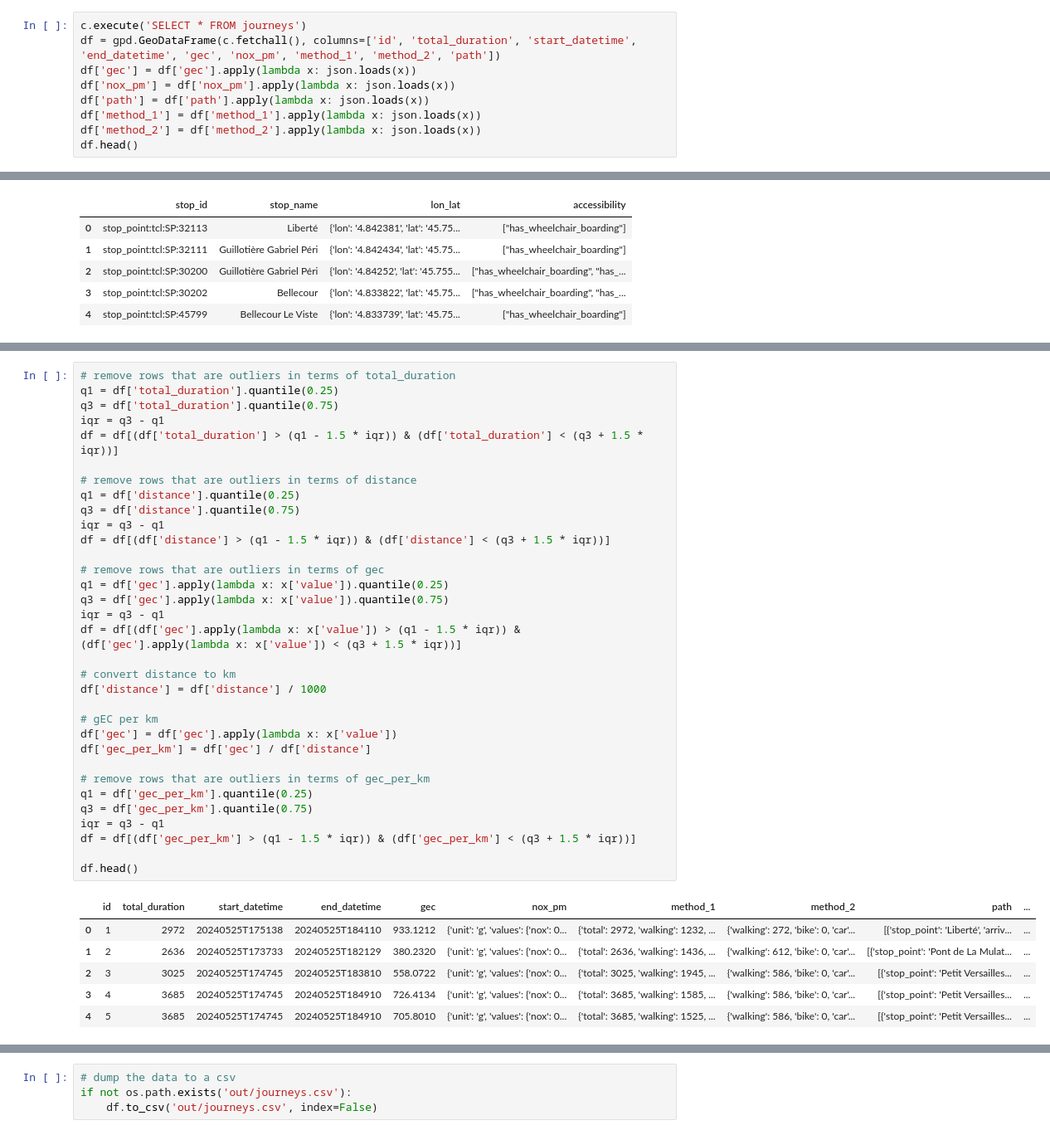
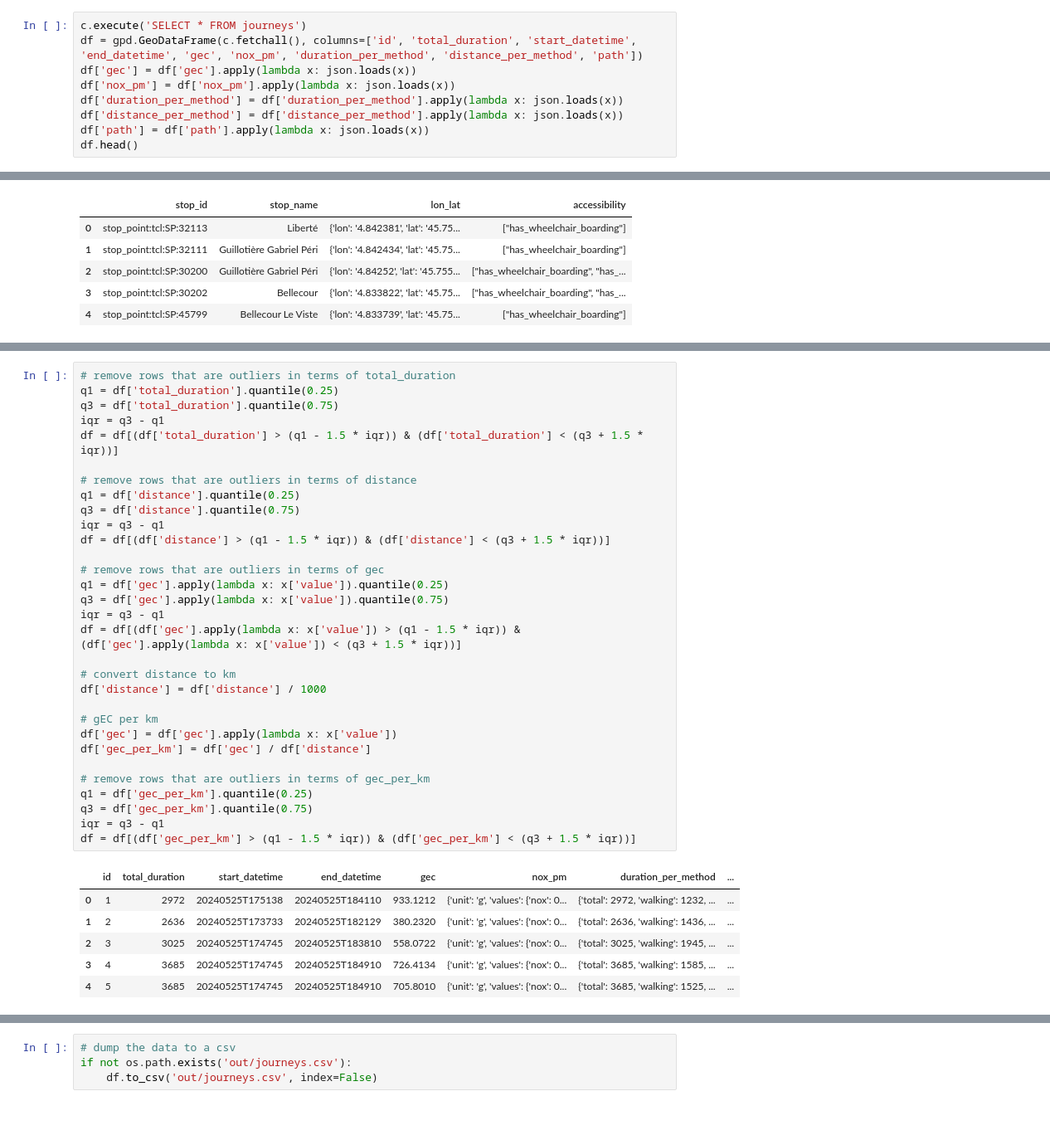
Before and after one commit to AldenCutler/LyonE24, a Jupyter notebook: stats-graphs/gec.ipynb, the cells around one changed output, grey strips where cells are left out. Shown at 83% size. Drawn from its saved outputs; the diff is of its cells as text.

```diff
--- a/stats-graphs/gec.ipynb
+++ b/stats-graphs/gec.ipynb
@@ -12,11 +12,11 @@ conn = sqlite3.connect('../max-experiments/itinerary-scraping/journeys.db')
 c = conn.cursor()
 # %%
 c.execute('SELECT * FROM journeys')
-df = gpd.GeoDataFrame(c.fetchall(), columns=['id', 'total_duration', 'start_datetime', 'end_datetime', 'gec', 'nox_pm', 'method_1', 'method_2', 'path'])
+df = gpd.GeoDataFrame(c.fetchall(), columns=['id', 'total_duration', 'start_datetime', 'end_datetime', 'gec', 'nox_pm', 'duration_per_method', 'distance_per_method', 'path'])
 df['gec'] = df['gec'].apply(lambda x: json.loads(x))
 df['nox_pm'] = df['nox_pm'].apply(lambda x: json.loads(x))
+df['duration_per_method'] = df['duration_per_method'].apply(lambda x: json.loads(x))
+df['distance_per_method'] = df['distance_per_method'].apply(lambda x: json.loads(x))
 df['path'] = df['path'].apply(lambda x: json.loads(x))
-df['method_1'] = df['method_1'].apply(lambda x: json.loads(x))
-df['method_2'] = df['method_2'].apply(lambda x: json.loads(x))
 df.head()
 # %% [output]
@@ -112,38 +145,36 @@ df.head()
 q1 = df['total_duration'].quantile(0.25)
 q3 = df['total_duration'].quantile(0.75)
 iqr = q3 - q1
 df = df[(df['total_duration'] > (q1 - 1.5 * iqr)) & (df['total_duration'] < (q3 + 1.5 * iqr))]
 
 # remove rows that are outliers in terms of distance
 q1 = df['distance'].quantile(0.25)
 q3 = df['distance'].quantile(0.75)
 iqr = q3 - q1
 df = df[(df['distance'] > (q1 - 1.5 * iqr)) & (df['distance'] < (q3 + 1.5 * iqr))]
 
 # remove rows that are outliers in terms of gec
 q1 = df['gec'].apply(lambda x: x['value']).quantile(0.25)
 q3 = df['gec'].apply(lambda x: x['value']).quantile(0.75)
 iqr = q3 - q1
 df = df[(df['gec'].apply(lambda x: x['value']) > (q1 - 1.5 * iqr)) & (df['gec'].apply(lambda x: x['value']) < (q3 + 1.5 * iqr))]
 
 # convert distance to km
 df['distance'] = df['distance'] / 1000
 
 # gEC per km
 df['gec'] = df['gec'].apply(lambda x: x['value'])
 df['gec_per_km'] = df['gec'] / df['distance']
 
 # remove rows that are outliers in terms of gec_per_km
 q1 = df['gec_per_km'].quantile(0.25)
 q3 = df['gec_per_km'].quantile(0.75)
 iqr = q3 - q1
 df = df[(df['gec_per_km'] > (q1 - 1.5 * iqr)) & (df['gec_per_km'] < (q3 + 1.5 * iqr))]
-
-df.head()
 # %% [output]
-|  | id | total_duration | start_datetime | end_datetime | gec | nox_pm | method_1 | method_2 | path | ... |
-| 0 | 1 | 2972 | 20240525T175138 | 20240525T184110 | 933.1212 | {'unit': 'g', 'values': {'nox': 0... | {'total': 2972, 'walking': 1232, ... | {'walking': 272, 'bike': 0, 'car'... | [{'stop_point': 'Liberté', 'arriv... | ... |
-| 1 | 2 | 2636 | 20240525T173733 | 20240525T182129 | 380.2320 | {'unit': 'g', 'values': {'nox': 0... | {'total': 2636, 'walking': 1436, ... | {'walking': 612, 'bike': 0, 'car'... | [{'stop_point': 'Pont de La Mulat... | ... |
-| 2 | 3 | 3025 | 20240525T174745 | 20240525T183810 | 558.0722 | {'unit': 'g', 'values': {'nox': 0... | {'total': 3025, 'walking': 1945, ... | {'walking': 586, 'bike': 0, 'car'... | [{'stop_point': 'Petit Versailles... | ... |
-| 3 | 4 | 3685 | 20240525T174745 | 20240525T184910 | 726.4134 | {'unit': 'g', 'values': {'nox': 0... | {'total': 3685, 'walking': 1585, ... | {'walking': 586, 'bike': 0, 'car'... | [{'stop_point': 'Petit Versailles... | ... |
-| 4 | 5 | 3685 | 20240525T174745 | 20240525T184910 | 705.8010 | {'unit': 'g', 'values': {'nox': 0... | {'total': 3685, 'walking': 1525, ... | {'walking': 586, 'bike': 0, 'car'... | [{'stop_point': 'Petit Versailles... | ... |
+|  | id | total_duration | start_datetime | end_datetime | gec | nox_pm | duration_per_method | ... |
+| 0 | 1 | 2972 | 20240525T175138 | 20240525T184110 | 933.1212 | {'unit': 'g', 'values': {'nox': 0... | {'total': 2972, 'walking': 1232, ... | ... |
+| 1 | 2 | 2636 | 20240525T173733 | 20240525T182129 | 380.2320 | {'unit': 'g', 'values': {'nox': 0... | {'total': 2636, 'walking': 1436, ... | ... |
+| 2 | 3 | 3025 | 20240525T174745 | 20240525T183810 | 558.0722 | {'unit': 'g', 'values': {'nox': 0... | {'total': 3025, 'walking': 1945, ... | ... |
+| 3 | 4 | 3685 | 20240525T174745 | 20240525T184910 | 726.4134 | {'unit': 'g', 'values': {'nox': 0... | {'total': 3685, 'walking': 1585, ... | ... |
+| 4 | 5 | 3685 | 20240525T174745 | 20240525T184910 | 705.8010 | {'unit': 'g', 'values': {'nox': 0... | {'total': 3685, 'walking': 1525, ... | ... |
```
Also changed, not shown: parts of 21 cells of this notebook, 12 other files.
